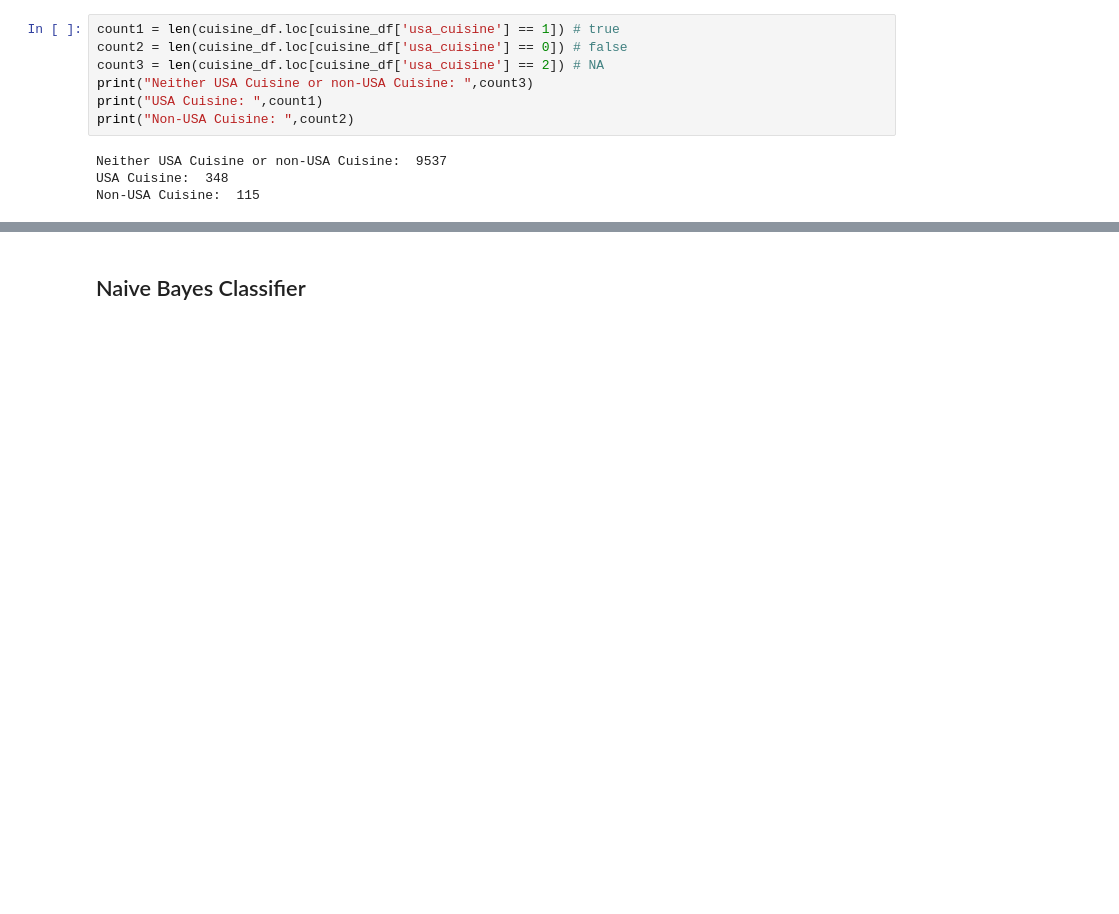
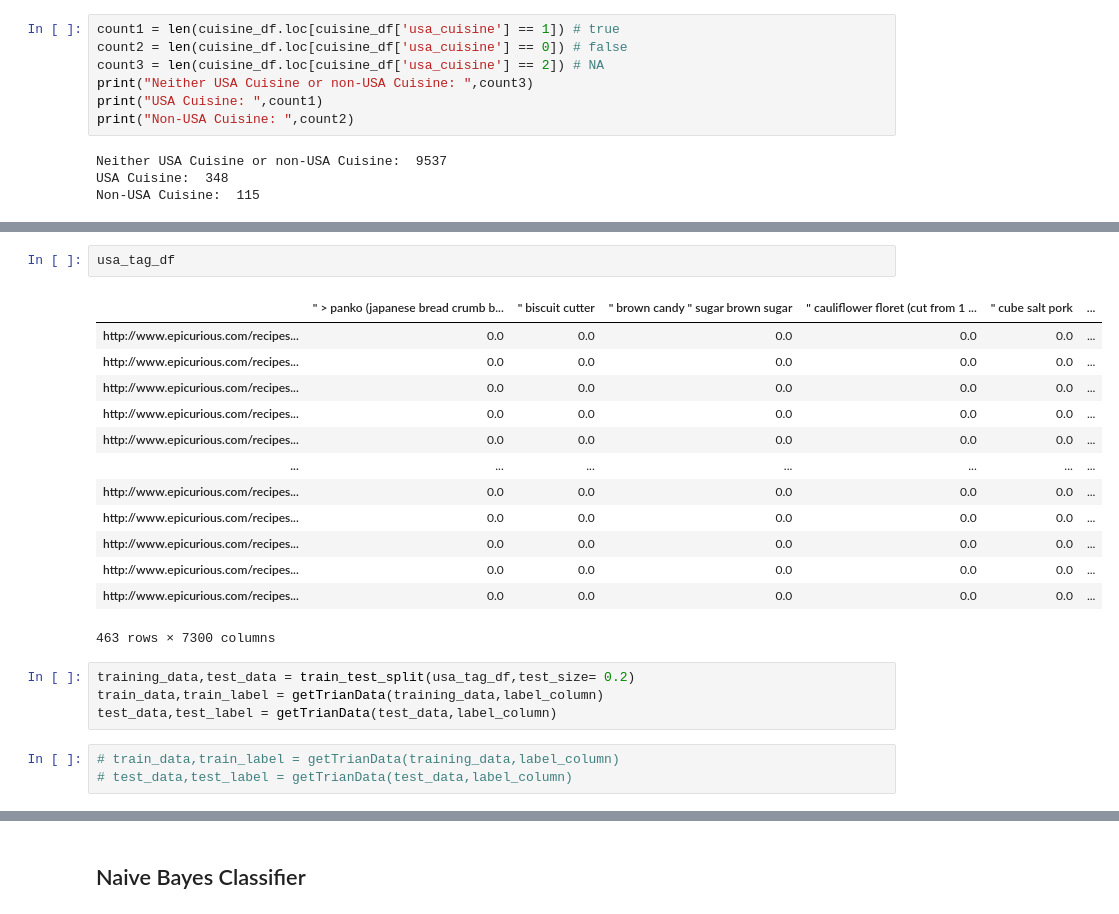
Before and after one commit to Sisyphus192/deep-dishes, a Jupyter notebook: notebooks/classification.ipynb, the cells around one changed output, grey strips where cells are left out. Saved outputs shown, nothing was run; the diff lists cells and outputs as text; blank space fills up the shorter version.

```diff
--- a/notebooks/classification.ipynb
+++ b/notebooks/classification.ipynb
@@ -223,3 +238,26 @@ test_data,test_label = getTrianData(no_cuisine_tag_df,drop_column,label_column)
 # %% [output]
 elementwise comparison failed; returning scalar instead, but in the future will perform elementwise comparison
+# %%
+usa_tag_df
+# %% [output]
+|  | " > panko (japanese bread crumb b... | " biscuit cutter | " brown candy " sugar brown sugar | " cauliflower floret (cut from 1 ... | " cube salt pork | ... |
+| http://www.epicurious.com/recipes... | 0.0 | 0.0 | 0.0 | 0.0 | 0.0 | ... |
+| http://www.epicurious.com/recipes... | 0.0 | 0.0 | 0.0 | 0.0 | 0.0 | ... |
+| http://www.epicurious.com/recipes... | 0.0 | 0.0 | 0.0 | 0.0 | 0.0 | ... |
+| http://www.epicurious.com/recipes... | 0.0 | 0.0 | 0.0 | 0.0 | 0.0 | ... |
+| http://www.epicurious.com/recipes... | 0.0 | 0.0 | 0.0 | 0.0 | 0.0 | ... |
+| ... | ... | ... | ... | ... | ... | ... |
+| http://www.epicurious.com/recipes... | 0.0 | 0.0 | 0.0 | 0.0 | 0.0 | ... |
+| http://www.epicurious.com/recipes... | 0.0 | 0.0 | 0.0 | 0.0 | 0.0 | ... |
+| http://www.epicurious.com/recipes... | 0.0 | 0.0 | 0.0 | 0.0 | 0.0 | ... |
+| http://www.epicurious.com/recipes... | 0.0 | 0.0 | 0.0 | 0.0 | 0.0 | ... |
+| http://www.epicurious.com/recipes... | 0.0 | 0.0 | 0.0 | 0.0 | 0.0 | ... |
+463 rows × 7300 columns
+# %%
+training_data,test_data = train_test_split(usa_tag_df,test_size= 0.2)
+train_data,train_label = getTrianData(training_data,label_column)
+test_data,test_label = getTrianData(test_data,label_column)
+# %%
+# train_data,train_label = getTrianData(training_data,label_column)
+# test_data,test_label = getTrianData(test_data,label_column)
 # %%
```
Also changed, not shown: parts of 17 cells of this notebook.
